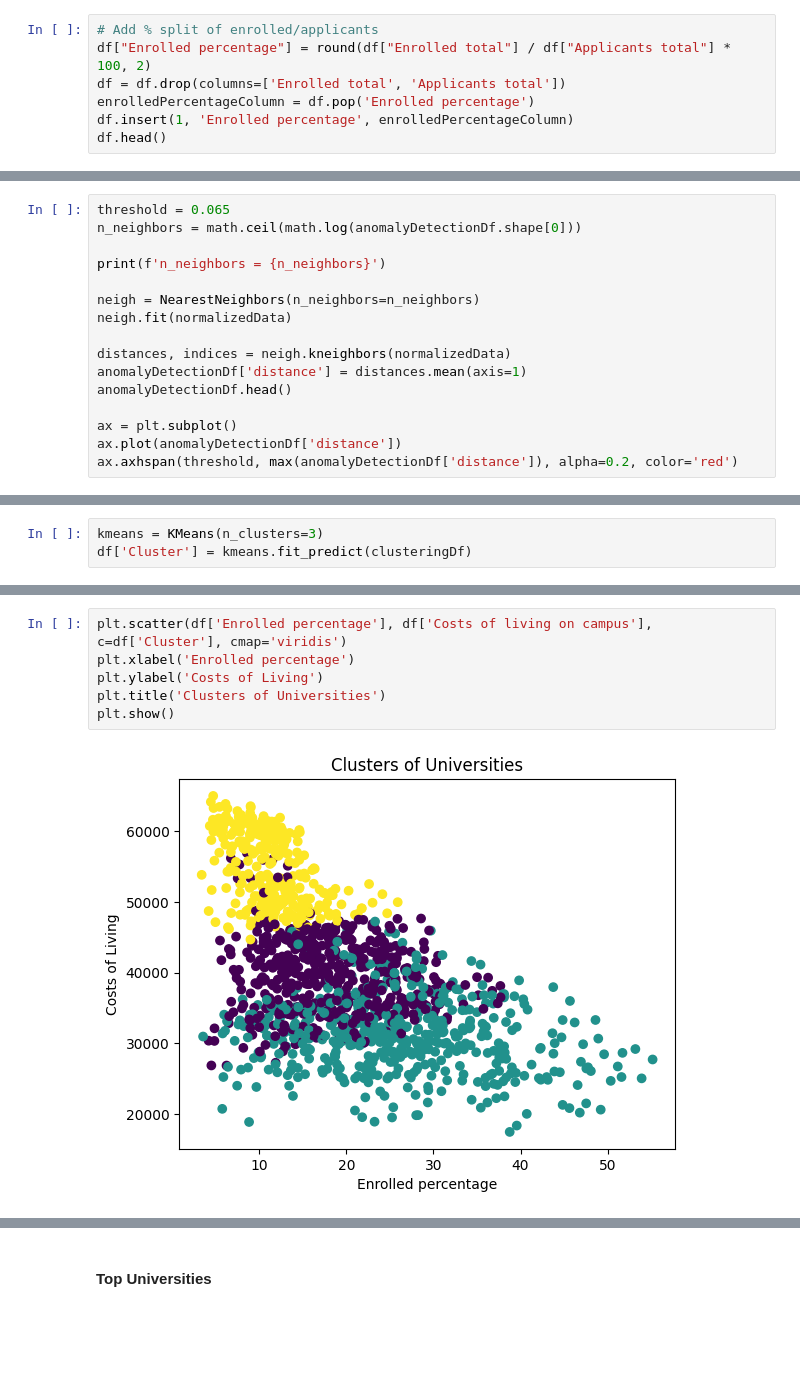
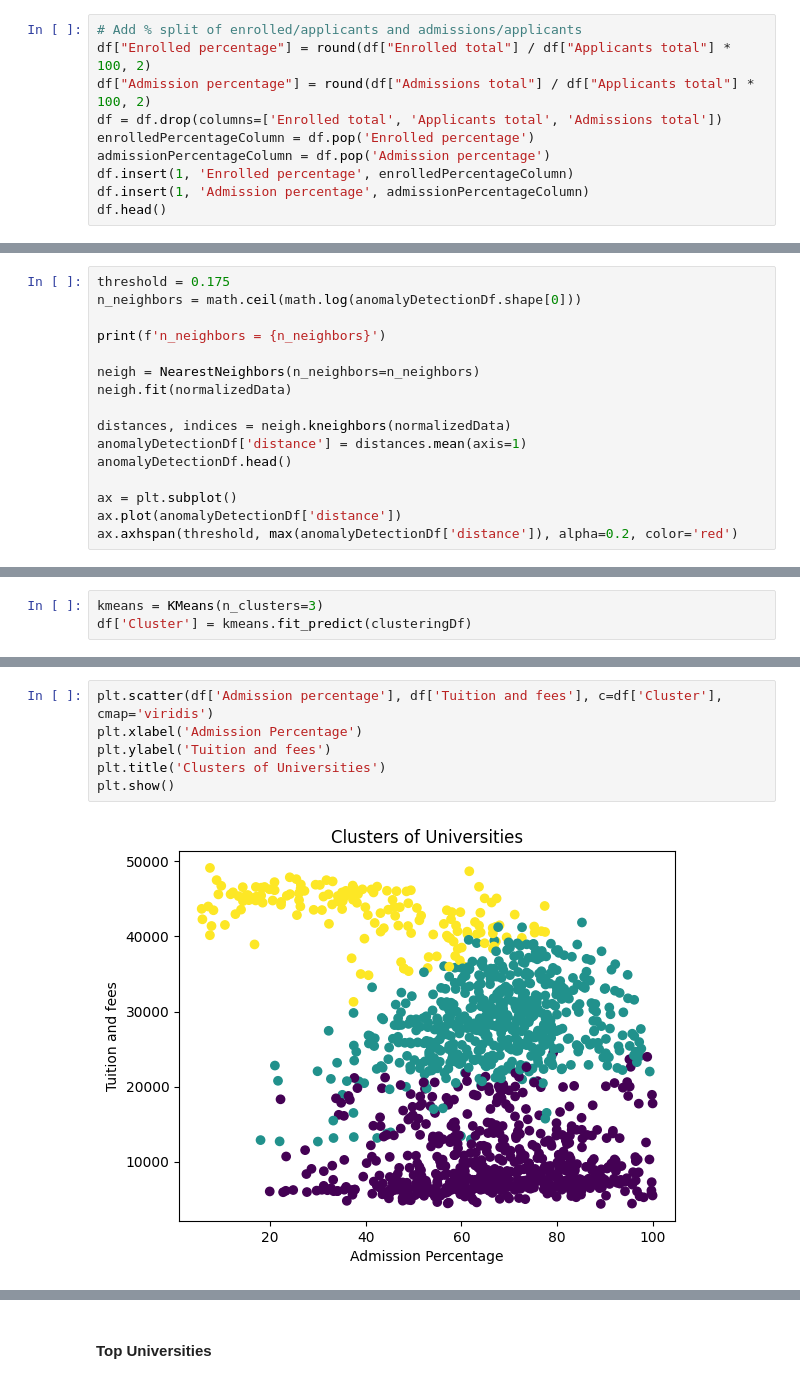
Before and after one commit to m-orlewski/american-universities-eda, a Jupyter notebook: Projekt.ipynb, the cells around one changed output, grey strips where cells are left out. Drawn from its saved outputs; the diff is of its cells as text; blank space fills up the shorter version.

Commit message:
added admission percenage

```diff
--- a/Projekt.ipynb
+++ b/Projekt.ipynb
@@ -31,8 +31,11 @@ df.head()
 # %%
-# Add % split of enrolled/applicants
+# Add % split of enrolled/applicants and admissions/applicants
 df["Enrolled percentage"] = round(df["Enrolled total"] / df["Applicants total"] * 100, 2)
-df = df.drop(columns=['Enrolled total', 'Applicants total'])
+df["Admission percentage"] = round(df["Admissions total"] / df["Applicants total"] * 100, 2)
+df = df.drop(columns=['Enrolled total', 'Applicants total', 'Admissions total'])
 enrolledPercentageColumn = df.pop('Enrolled percentage')
+admissionPercentageColumn = df.pop('Admission percentage')
 df.insert(1, 'Enrolled percentage', enrolledPercentageColumn)
+df.insert(1, 'Admission percentage', admissionPercentageColumn)
 df.head()
 # %% [output]
@@ -112,5 +118,5 @@ array([[0.18488461, 0.07357357, 0.29936555],
 # %%
-threshold = 0.065
+threshold = 0.175
 n_neighbors = math.ceil(math.log(anomalyDetectionDf.shape[0]))
 
 print(f'n_neighbors = {n_neighbors}')
@@ -216,11 +218,11 @@ plt.show()
 # %%
-plt.scatter(df['Enrolled percentage'], df['Costs of living on campus'], c=df['Cluster'], cmap='viridis')
-plt.xlabel('Enrolled percentage')
-plt.ylabel('Costs of Living')
+plt.scatter(df['Admission percentage'], df['Tuition and fees'], c=df['Cluster'], cmap='viridis')
+plt.xlabel('Admission Percentage')
+plt.ylabel('Tuition and fees')
 plt.title('Clusters of Universities')
 plt.show()
 # %% [output]
-[figure, old version]
+[figure, new version]
 # %%
 fig = plt.figure(figsize=(10, 8))
 ax = fig.add_subplot(111, projection='3d')
```
Also changed, not shown: parts of 24 cells of this notebook, 2 other files.
